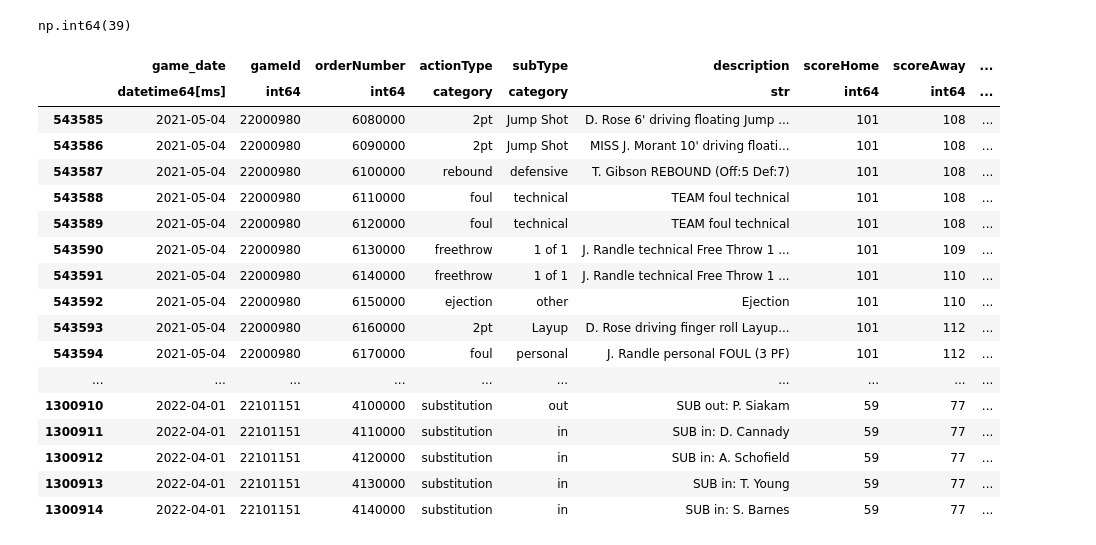
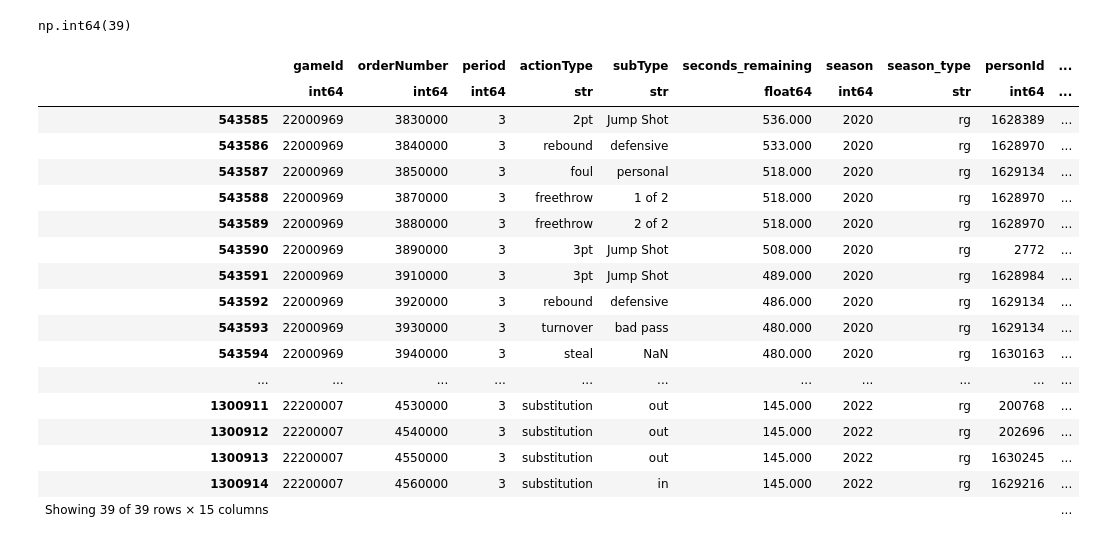
Before and after one commit to akseldkw07/NBA-Timeout-Impact, a Jupyter notebook: Notebooks/TV-Timeout-Injection.ipynb, the cells around one changed output. Cells and saved outputs as stored; diff of their text form; code cells hidden in the pictures.

Commit message:
new-time-col Modified: - TV-Timeout-Injection.ipynb - tv_timeout_injection.py - memo_cdnnba_pl.py - timeout_injection_plots.py

```diff
--- a/Notebooks/TV-Timeout-Injection.ipynb
+++ b/Notebooks/TV-Timeout-Injection.ipynb
@@ -118,5 +112,6 @@ Examine the cdnnba data and predictions
 # %% [markdown]
 ## Plots
 # %%
-cdn_pl = TVTimeoutValidation._prep_cdnnba(memo_cdn, seasons=(2020, 2025))
-classified = TVTimeoutValidation.classify_timeouts(cdn_pl, source="cdnnba", seasons=(2020, 2025))
+seasons = None  # (2020, 2025)
+cdn_pl = TVTimeoutValidation._prep_cdnnba(memo_cdn, seasons=seasons)
+classified = TVTimeoutValidation.classify_timeouts(cdn_pl, source="cdnnba", seasons=seasons)
@@ -176,27 +176,32 @@ np.int64(39)
 # %%
 UKS_NP_PD.dtt(
-    memo_cdn.cdnnba,
+    [
+        # memo_cdn.cdnnba,
+        classified,
+    ],
+    num_cols=1,
     # filter=memo_cdn.f_timeout,
     # filter=f_index,
+    show_dims=True,
     filter=f_nearby,
     n=-1,
 )
 # %% [output]
-|  | game_date | gameId | orderNumber | actionType | subType | description | scoreHome | scoreAway | ... |
-|  | datetime64[ms] | int64 | int64 | category | category | str | int64 | int64 | ... |
-| 543585 | 2021-05-04 | 22000980 | 6080000 | 2pt | Jump Shot | D. Rose 6' driving floating Jump ... | 101 | 108 | ... |
-| 543586 | 2021-05-04 | 22000980 | 6090000 | 2pt | Jump Shot | MISS J. Morant 10' driving floati... | 101 | 108 | ... |
-| 543587 | 2021-05-04 | 22000980 | 6100000 | rebound | defensive | T. Gibson REBOUND (Off:5 Def:7) | 101 | 108 | ... |
-| 543588 | 2021-05-04 | 22000980 | 6110000 | foul | technical | TEAM foul technical | 101 | 108 | ... |
-| 543589 | 2021-05-04 | 22000980 | 6120000 | foul | technical | TEAM foul technical | 101 | 108 | ... |
-| 543590 | 2021-05-04 | 22000980 | 6130000 | freethrow | 1 of 1 | J. Randle technical Free Throw 1 ... | 101 | 109 | ... |
-| 543591 | 2021-05-04 | 22000980 | 6140000 | freethrow | 1 of 1 | J. Randle technical Free Throw 1 ... | 101 | 110 | ... |
-| 543592 | 2021-05-04 | 22000980 | 6150000 | ejection | other | Ejection | 101 | 110 | ... |
-| 543593 | 2021-05-04 | 22000980 | 6160000 | 2pt | Layup | D. Rose driving finger roll Layup... | 101 | 112 | ... |
-| 543594 | 2021-05-04 | 22000980 | 6170000 | foul | personal | J. Randle personal FOUL (3 PF) | 101 | 112 | ... |
-| ... | ... | ... | ... | ... | ... | ... | ... | ... | ... |
-| 1300910 | 2022-04-01 | 22101151 | 4100000 | substitution | out | SUB out: P. Siakam | 59 | 77 | ... |
-| 1300911 | 2022-04-01 | 22101151 | 4110000 | substitution | in | SUB in: D. Cannady | 59 | 77 | ... |
-| 1300912 | 2022-04-01 | 22101151 | 4120000 | substitution | in | SUB in: A. Schofield | 59 | 77 | ... |
-| 1300913 | 2022-04-01 | 22101151 | 4130000 | substitution | in | SUB in: T. Young | 59 | 77 | ... |
-| 1300914 | 2022-04-01 | 22101151 | 4140000 | substitution | in | SUB in: S. Barnes | 59 | 77 | ... |
+|  | gameId | orderNumber | period | actionType | subType | seconds_remaining | season | season_type | personId | ... |
+|  | int64 | int64 | int64 | str | str | float64 | int64 | str | int64 | ... |
+| 543585 | 22000969 | 3830000 | 3 | 2pt | Jump Shot | 536.000 | 2020 | rg | 1628389 | ... |
+| 543586 | 22000969 | 3840000 | 3 | rebound | defensive | 533.000 | 2020 | rg | 1628970 | ... |
+| 543587 | 22000969 | 3850000 | 3 | foul | personal | 518.000 | 2020 | rg | 1629134 | ... |
+| 543588 | 22000969 | 3870000 | 3 | freethrow | 1 of 2 | 518.000 | 2020 | rg | 1628970 | ... |
+| 543589 | 22000969 | 3880000 | 3 | freethrow | 2 of 2 | 518.000 | 2020 | rg | 1628970 | ... |
+| 543590 | 22000969 | 3890000 | 3 | 3pt | Jump Shot | 508.000 | 2020 | rg | 2772 | ... |
+| 543591 | 22000969 | 3910000 | 3 | 3pt | Jump Shot | 489.000 | 2020 | rg | 1628984 | ... |
+| 543592 | 22000969 | 3920000 | 3 | rebound | defensive | 486.000 | 2020 | rg | 1629134 | ... |
+| 543593 | 22000969 | 3930000 | 3 | turnover | bad pass | 480.000 | 2020 | rg | 1629134 | ... |
+| 543594 | 22000969 | 3940000 | 3 | steal | NaN | 480.000 | 2020 | rg | 1630163 | ... |
+| ... | ... | ... | ... | ... | ... | ... | ... | ... | ... | ... |
+| 1300911 | 22200007 | 4530000 | 3 | substitution | out | 145.000 | 2022 | rg | 200768 | ... |
+| 1300912 | 22200007 | 4540000 | 3 | substitution | out | 145.000 | 2022 | rg | 202696 | ... |
+| 1300913 | 22200007 | 4550000 | 3 | substitution | out | 145.000 | 2022 | rg | 1630245 | ... |
+| 1300914 | 22200007 | 4560000 | 3 | substitution | in | 145.000 | 2022 | rg | 1629216 | ... |
+| Showing 39 of 39 rows × 15 columns |  |  |  |  |  |  |  |  |  | ... |
```
Also changed, not shown: parts of 7 cells of this notebook, 3 other files.
